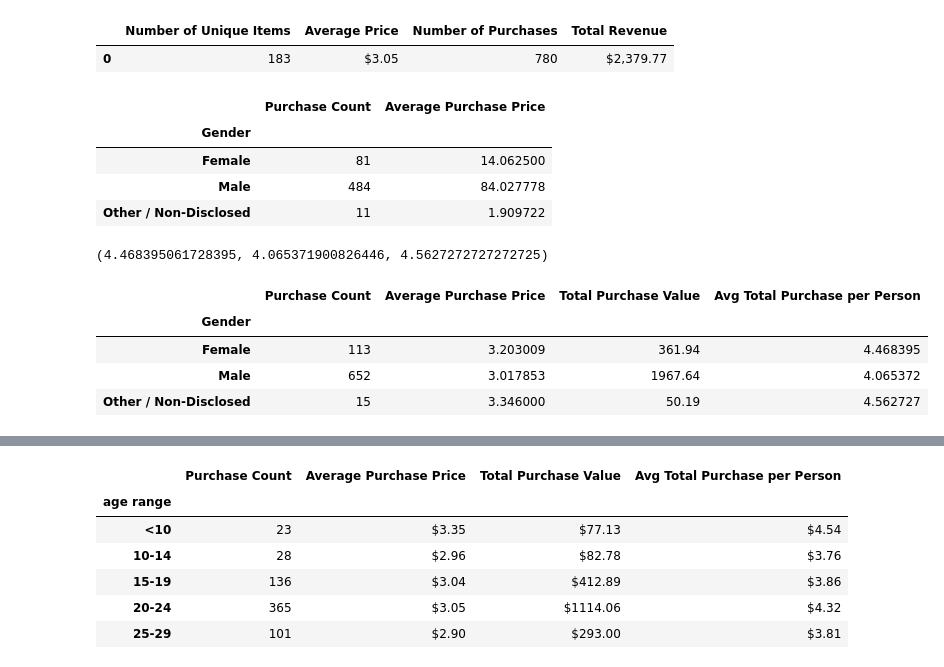
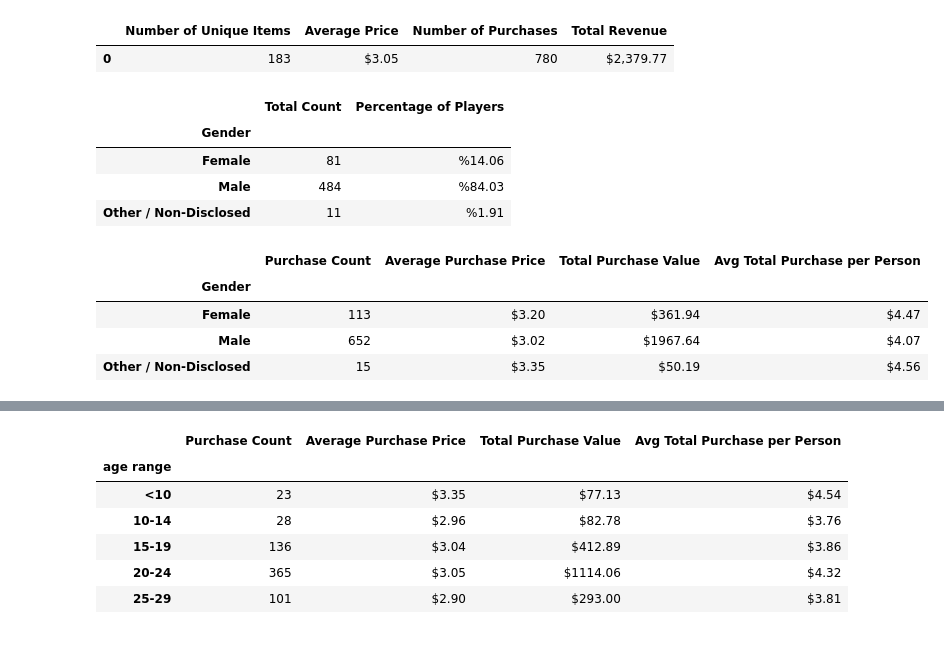
Before and after one commit to martinamagdy/-Heroes-Of-Pymoli-Data-Analysis, a Jupyter notebook: HeroesOfPymoli/Pymoli_Analysis.ipynb, the cells around one changed output, grey strips where cells are left out. Drawn from its saved outputs; the diff is of its cells as text; code cells hidden in the pictures.

Commit message:
figure a new way for age and gender calculation

```diff
--- a/HeroesOfPymoli/Pymoli_Analysis.ipynb
+++ b/HeroesOfPymoli/Pymoli_Analysis.ipynb
@@ -67,64 +67,50 @@ other_percent=(other_player/players)*100
 #gender["Total Revenue"]=gender["Total Revenue"].map("${:,}".format)
 #gender.head()
 # %%
+#remove duplicate values from SN
 purchase_file=purchase_data
 purchase_file=purchase_file.drop_duplicates(["SN"],keep="first")
+
+#group by gender
 gendergroup=purchase_file.groupby("Gender")
+
+#Percentage and Count of each gender
 gendergroup_count=gendergroup["SN"].count()
 gendergroup_percent=(gendergroup_count/player)*100
 
-genderDemo=pd.DataFrame({"Purchase Count":gendergroup_count,"Average Purchase Price":gendergroup_percent})
+genderDemo=pd.DataFrame({"Total Count":gendergroup_count,"Percentage of Players":gendergroup_percent})
+genderDemo["Percentage of Players"]=genderDemo["Percentage of Players"].map("%{:.2f}".format)
 genderDemo.head()
 # %% [output]
-|  | Purchase Count | Average Purchase Price |
+|  | Total Count | Percentage of Players |
 | Gender |  |  |
-| Female | 81 | 14.062500 |
-| Male | 484 | 84.027778 |
-| Other / Non-Disclosed | 11 | 1.909722 |
+| Female | 81 | %14.06 |
+| Male | 484 | %84.03 |
+| Other / Non-Disclosed | 11 | %1.91 |
-# %%
-#purchase count by gender
-female_purchase=female["Purchase ID"].count()
-male_purchase=male["Purchase ID"].count()
-other_purchase=other["Purchase ID"].count()
-female_purchase ,male_purchase ,other_purchase
-
-#avg. purchase price
-female_avg=female["Price"].mean()
-male_avg=male["Price"].mean()
-other_avg=other["Price"].mean()
-female_avg ,male_avg ,other_avg
-
-#Total Purchase Value
-female_tot=female["Price"].sum()
-male_tot=male["Price"].sum()
-other_tot=other["Price"].sum()
-female_tot ,male_tot ,other_tot
-
-#Avg Total Purchase per Person
-female_personavg=female_tot/female_player
-male_personavg=male_tot/male_player
-other_personavg=other_tot/other_player
-female_personavg ,male_personavg ,other_personavg
-# %% [output]
-(4.468395061728395, 4.065371900826446, 4.5627272727272725)
 # %%
+#group by gender
 genders=purchase_data.groupby(["Gender"])
+#calculate Purchase Count, Average Purchase Price, Total Purchase Value and Avg Total Purchase per Person
 gender_count=genders["Purchase ID"].count()
 gender_avg=genders["Price"].mean()
 gender_tot=genders["Price"].sum()
 gender_personavg=gender_tot/gendergroup_count
 
 gender=pd.DataFrame({"Purchase Count":gender_count,
                      "Average Purchase Price":gender_avg,
                      "Total Purchase Value":gender_tot,
                      "Avg Total Purchase per Person":gender_personavg})
+gender["Average Purchase Price"]=gender["Average Purchase Price"].map("${:.2f}".format)
+gender["Total Purchase Value"]=gender["Total Purchase Value"].map("${:.2f}".format)
+gender["Avg Total Purchase per Person"]=gender["Avg Total Purchase per Person"].map("${:.2f}".format)
+
 gender.head()
 # %% [output]
 |  | Purchase Count | Average Purchase Price | Total Purchase Value | Avg Total Purchase per Person |
 | Gender |  |  |  |  |
-| Female | 113 | 3.203009 | 361.94 | 4.468395 |
-| Male | 652 | 3.017853 | 1967.64 | 4.065372 |
-| Other / Non-Disclosed | 15 | 3.346000 | 50.19 | 4.562727 |
+| Female | 113 | $3.20 | $361.94 | $4.47 |
+| Male | 652 | $3.02 | $1967.64 | $4.07 |
+| Other / Non-Disclosed | 15 | $3.35 | $50.19 | $4.56 |
 # %%
 #bins and labels for ages
 bins=[0,9,14,19,24,29,34,39,100]
```
Also changed, not shown: parts of 2 cells of this notebook.
